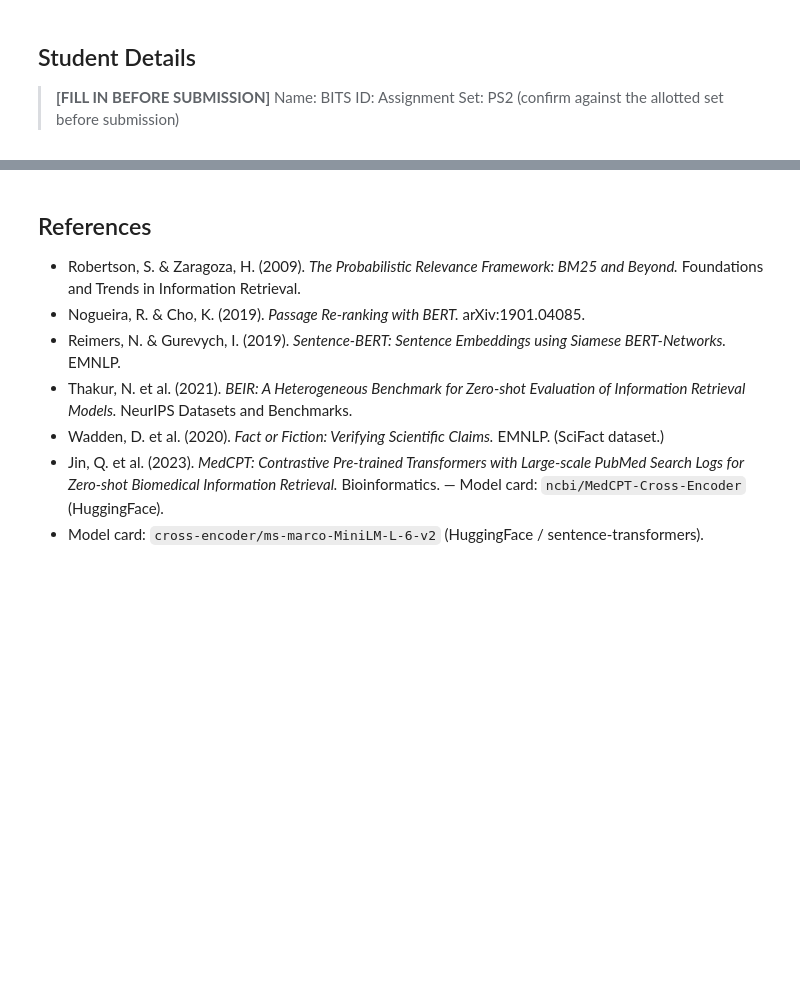
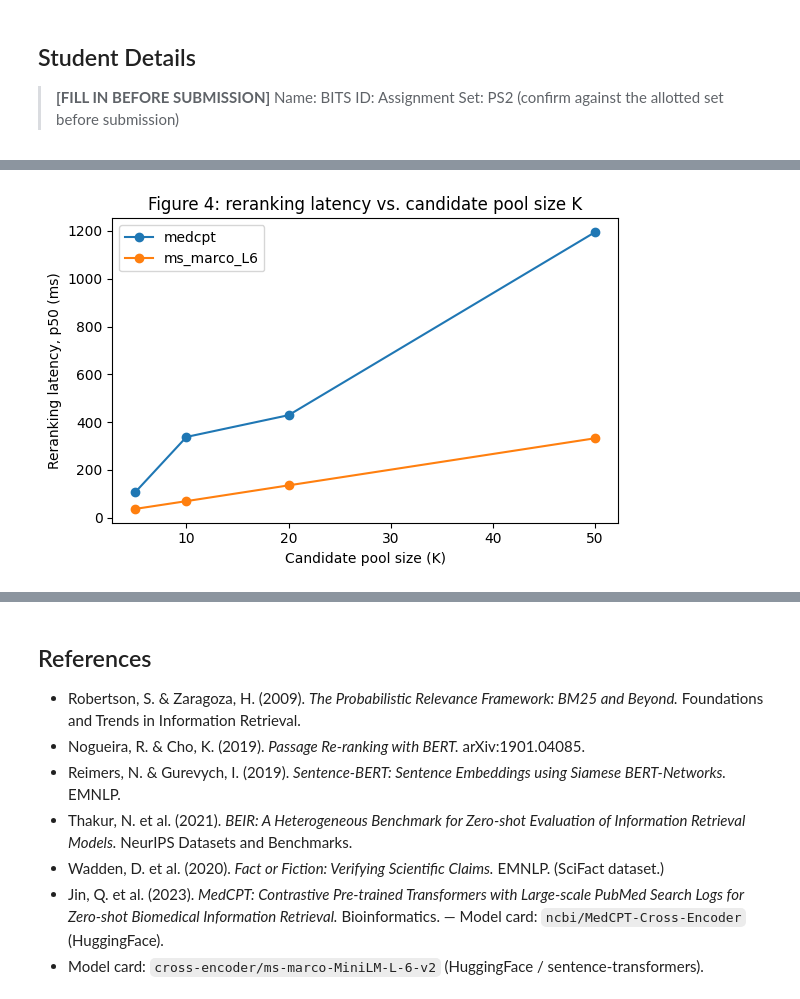
Before and after one commit to biswa13de/biomed-rerank, a Jupyter notebook: notebooks/EC1_BiomedRerank_FINAL.ipynb, the cells around one changed output, grey strips where cells are left out. Cells and saved outputs as stored; diff of their text form; code cells hidden in the pictures; blank space fills up the shorter version.

```diff
--- a/notebooks/EC1_BiomedRerank_FINAL.ipynb
+++ b/notebooks/EC1_BiomedRerank_FINAL.ipynb
@@ -896,0 +2017,13 @@ aggregate before/after number would have suggested.
+# %%
+fig, ax = plt.subplots(figsize=(6, 4))
+for model_label, group in stage6_grid.groupby("model"):
+    group = group.sort_values("k")
+    ax.plot(group["k"], group["latency_p50_ms"], marker="o", label=model_label)
+ax.set_xlabel("Candidate pool size (K)")
+ax.set_ylabel("Reranking latency, p50 (ms)")
+ax.set_title("Figure 4: reranking latency vs. candidate pool size K")
+ax.legend()
+fig.tight_layout()
+plt.show()
+# %% [output]
+[figure, added]
```
Also changed, not shown: parts of 117 cells of this notebook, 1 other file.
